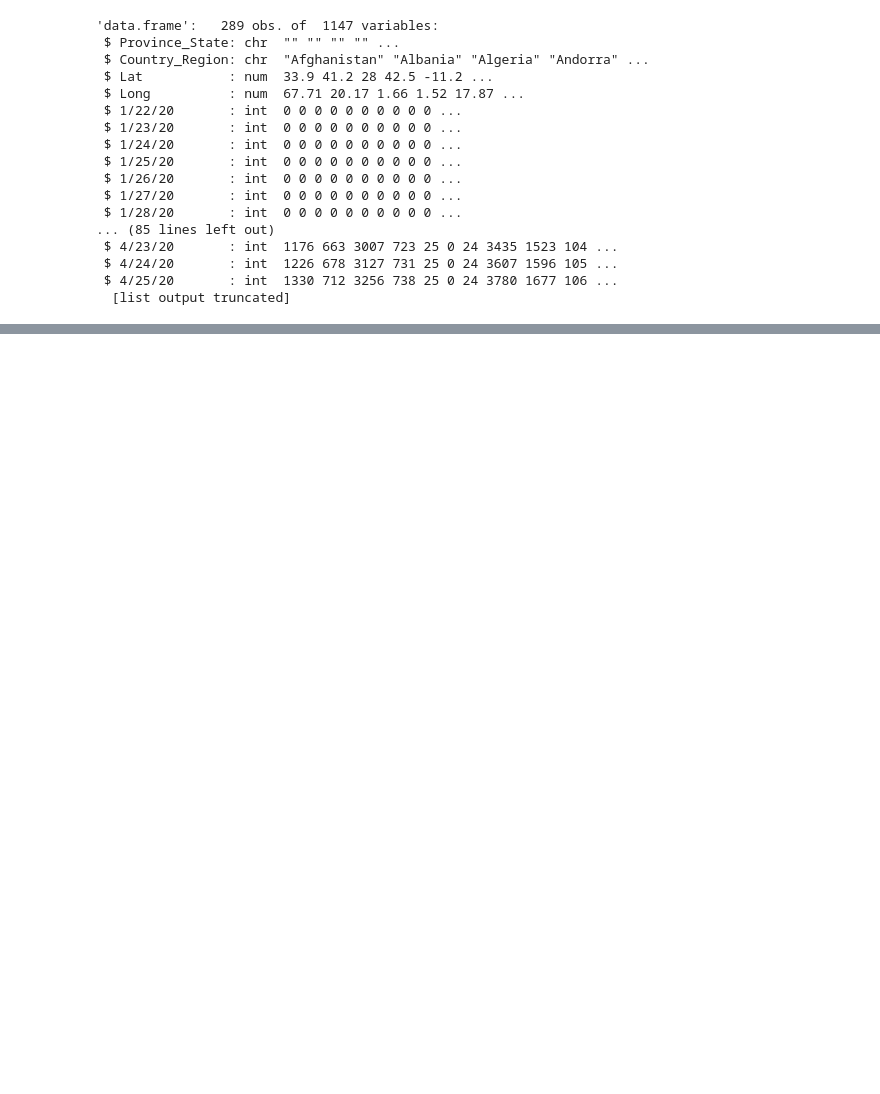
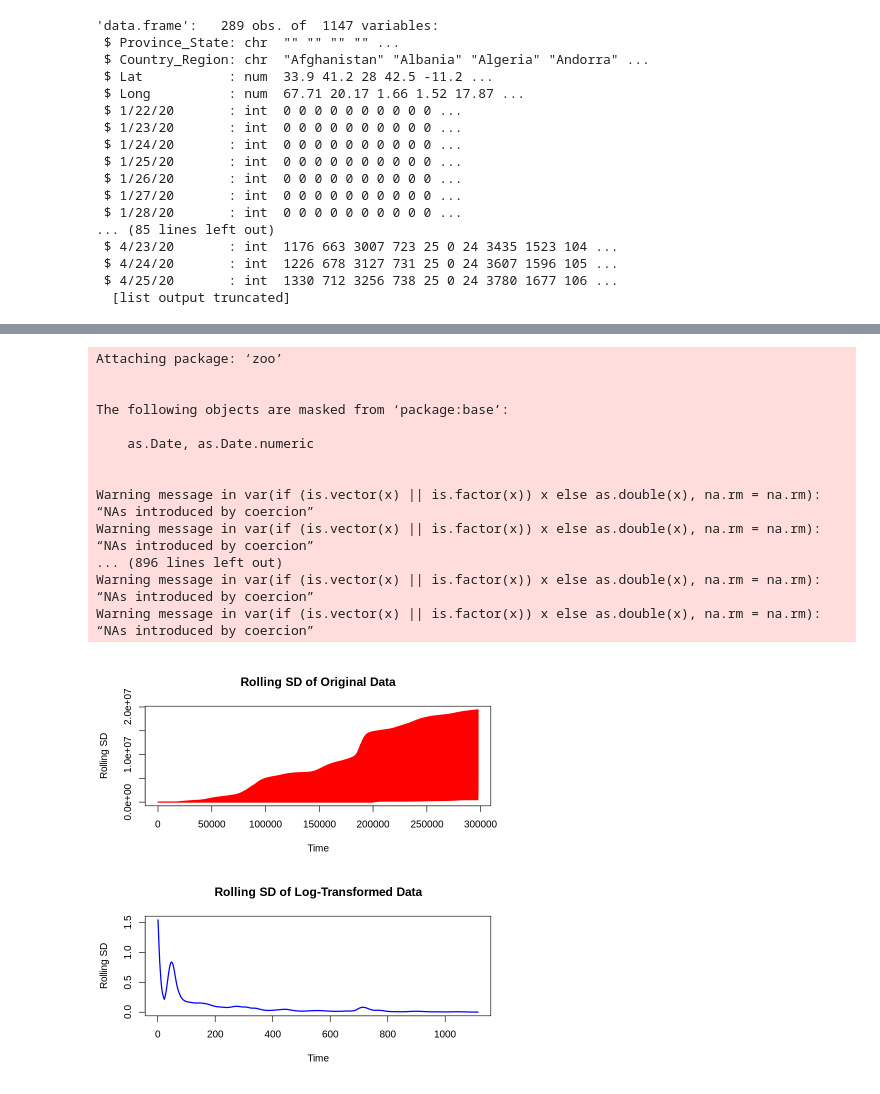
Before and after one commit to BadriAmouri/covid19-time-series-forecasting, a Jupyter notebook: Individual_Project_Time_Series_Badri_Amouri.ipynb, the cells around one changed output, grey strips where cells are left out. Saved outputs shown, nothing was run; the diff lists cells and outputs as text; code cells hidden in the pictures; blank space fills up the shorter version.

```diff
--- a/Individual_Project_Time_Series_Badri_Amouri.ipynb
+++ b/Individual_Project_Time_Series_Badri_Amouri.ipynb
@@ -185,21 +208,3 @@ The bar chart shows the total COVID-19 cases for the top 20 countries, with the
 sum(is.na(covid_ts))
 # %% [output]
 [1] 0
-# %%
-library(dplyr)
-library(lubridate)
-
-# Ensure 'Date' column exists and is in Date format
-covid_data <- covid_data %>%
-  mutate(Date = as.Date(Date, format = "%Y-%m-%d"))  # Adjust format if needed
-
-# Check if Date conversion worked
-str(covid_data$Date)
-
-# Calculate time difference between consecutive observations
-covid_data <- covid_data %>%
-  arrange(Date) %>%  # Sort data by date
-  mutate(diff = c(NA, diff(Date)))  # Compute time difference
-
-# Display unique time differences
-table(covid_data$diff)
@@ -230,0 +272,43 @@ str(covid_data)
+# %%
+# Load required package
+library(zoo)
+
+# Define window size (e.g., 30 days)
+window_size <- 30
+
+# Compute rolling standard deviation
+rolling_sd_original <- rollapply(covid_data, width=window_size, FUN=sd, fill=NA, align="right")
+rolling_sd_log <- rollapply(log_data, width=window_size, FUN=sd, fill=NA, align="right")
+
+# Remove leading NAs to establish finite xlim values
+rolling_sd_original <- rolling_sd_original[!is.na(rolling_sd_original)]
+rolling_sd_log <- rolling_sd_log[!is.na(rolling_sd_log)]
+
+# Plot rolling standard deviations
+par(mfrow=c(2,1))  # Split plot into 2 panels
+
+plot(rolling_sd_original, type="l", col="red", main="Rolling SD of Original Data",
+     ylab="Rolling SD", xlab="Time", lwd=2)
+plot(rolling_sd_log, type="l", col="blue", main="Rolling SD of Log-Transformed Data",
+     ylab="Rolling SD", xlab="Time", lwd=2)
+
+par(mfrow=c(1,1))  # Reset plotting layout
+# %% [output]
+Attaching package: ‘zoo’
+
+
+The following objects are masked from ‘package:base’:
+
+    as.Date, as.Date.numeric
+
+
+Warning message in var(if (is.vector(x) || is.factor(x)) x else as.double(x), na.rm = na.rm):
+“NAs introduced by coercion”
+Warning message in var(if (is.vector(x) || is.factor(x)) x else as.double(x), na.rm = na.rm):
+“NAs introduced by coercion”
+... (896 lines left out)
+Warning message in var(if (is.vector(x) || is.factor(x)) x else as.double(x), na.rm = na.rm):
+“NAs introduced by coercion”
+Warning message in var(if (is.vector(x) || is.factor(x)) x else as.double(x), na.rm = na.rm):
+“NAs introduced by coercion”
+[figure, added]
```
Also changed, not shown: parts of 49 cells of this notebook.
